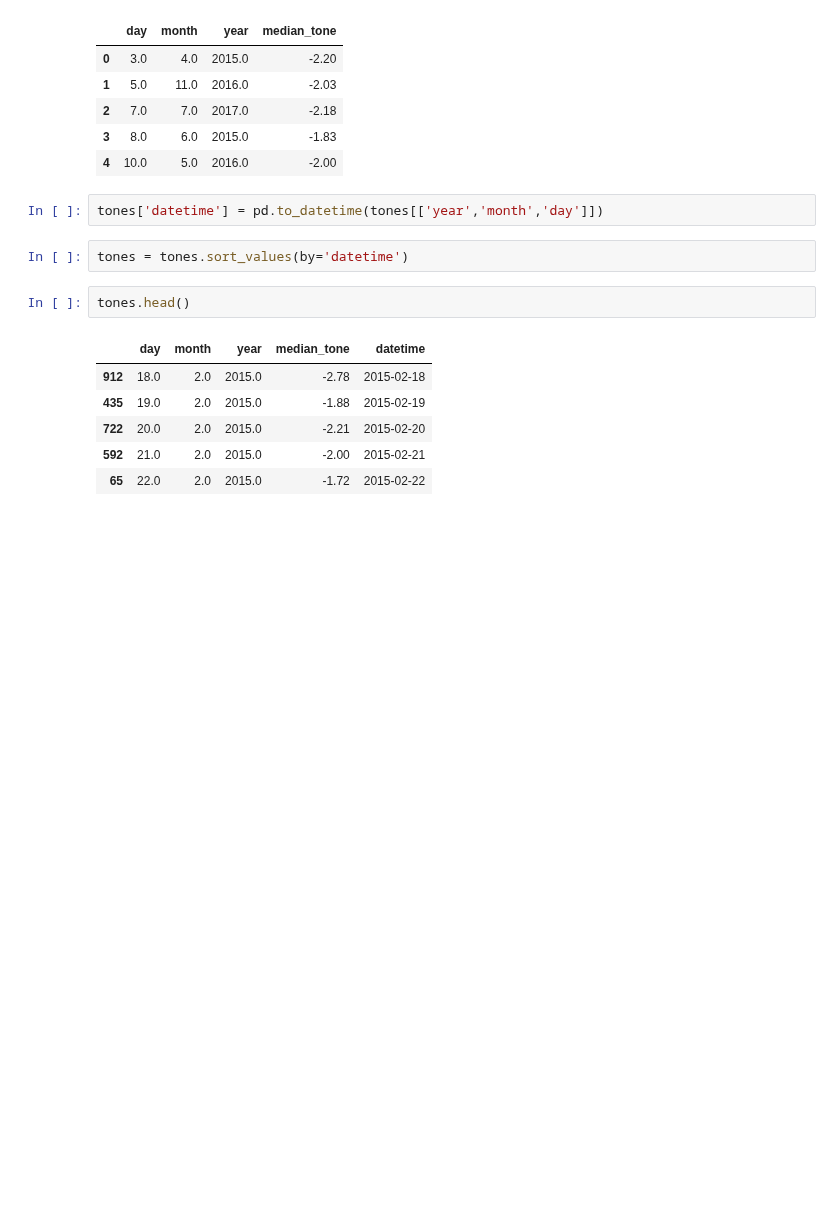
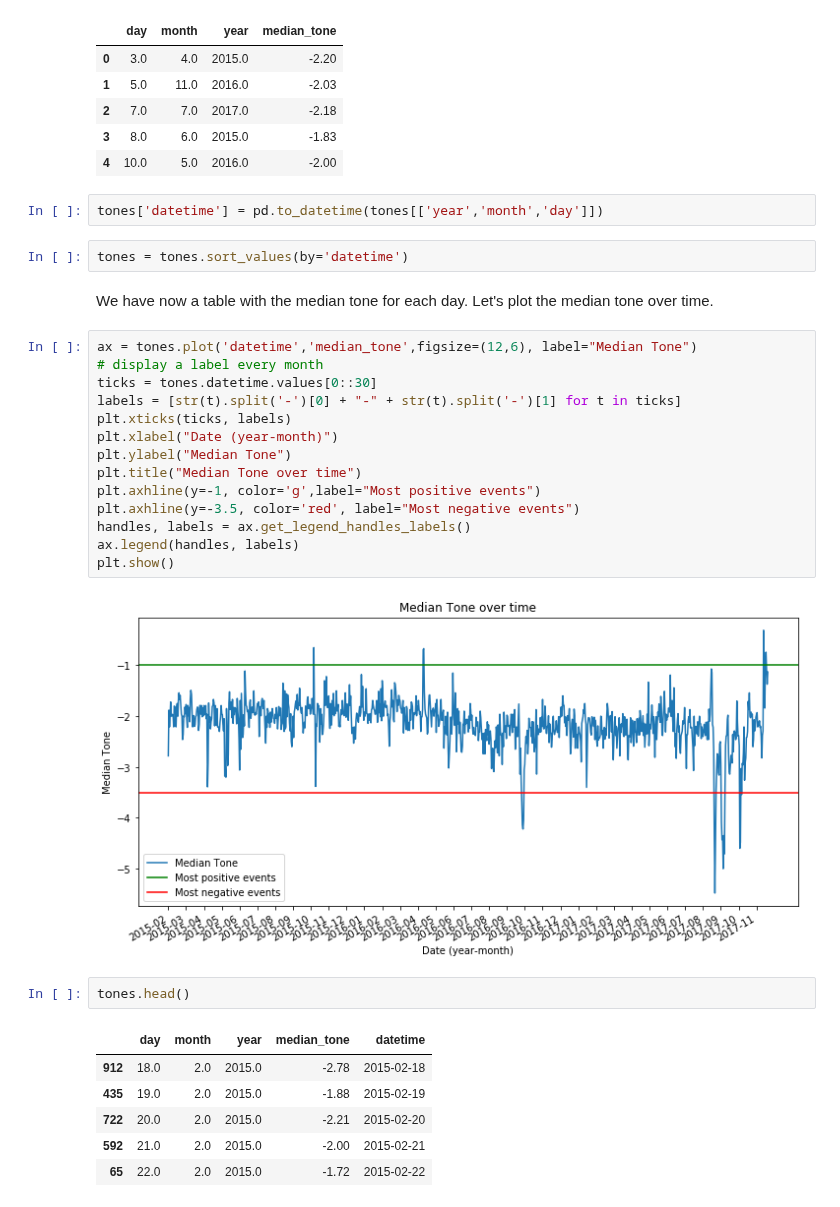
Before and after one commit to damlobster/ada2018, a Jupyter notebook: src/local/tone/tone_mean.ipynb, the cells around one changed output. Cells and saved outputs as stored; diff of their text form; blank space fills up the shorter version.

Commit message:
better plot

```diff
--- a/src/local/tone/tone_mean.ipynb
+++ b/src/local/tone/tone_mean.ipynb
@@ -24,6 +26,24 @@ tones.head()
 tones['datetime'] = pd.to_datetime(tones[['year','month','day']])
 # %%
 tones = tones.sort_values(by='datetime')
+# %% [markdown]
+We have now a table with the median tone for each day. Let's plot the median tone over time.
+# %%
+ax = tones.plot('datetime','median_tone',figsize=(12,6), label="Median Tone")
+# display a label every month
+ticks = tones.datetime.values[0::30]
+labels = [str(t).split('-')[0] + "-" + str(t).split('-')[1] for t in ticks]
+plt.xticks(ticks, labels)
+plt.xlabel("Date (year-month)")
+plt.ylabel("Median Tone")
+plt.title("Median Tone over time")
+plt.axhline(y=-1, color='g',label="Most positive events")
+plt.axhline(y=-3.5, color='red', label="Most negative events")
+handles, labels = ax.get_legend_handles_labels()
+ax.legend(handles, labels)
+plt.show()
+# %% [output]
+[figure, added]
 # %%
 tones.head()
 # %% [output]
```
Also changed, not shown: parts of 2 cells of this notebook.
